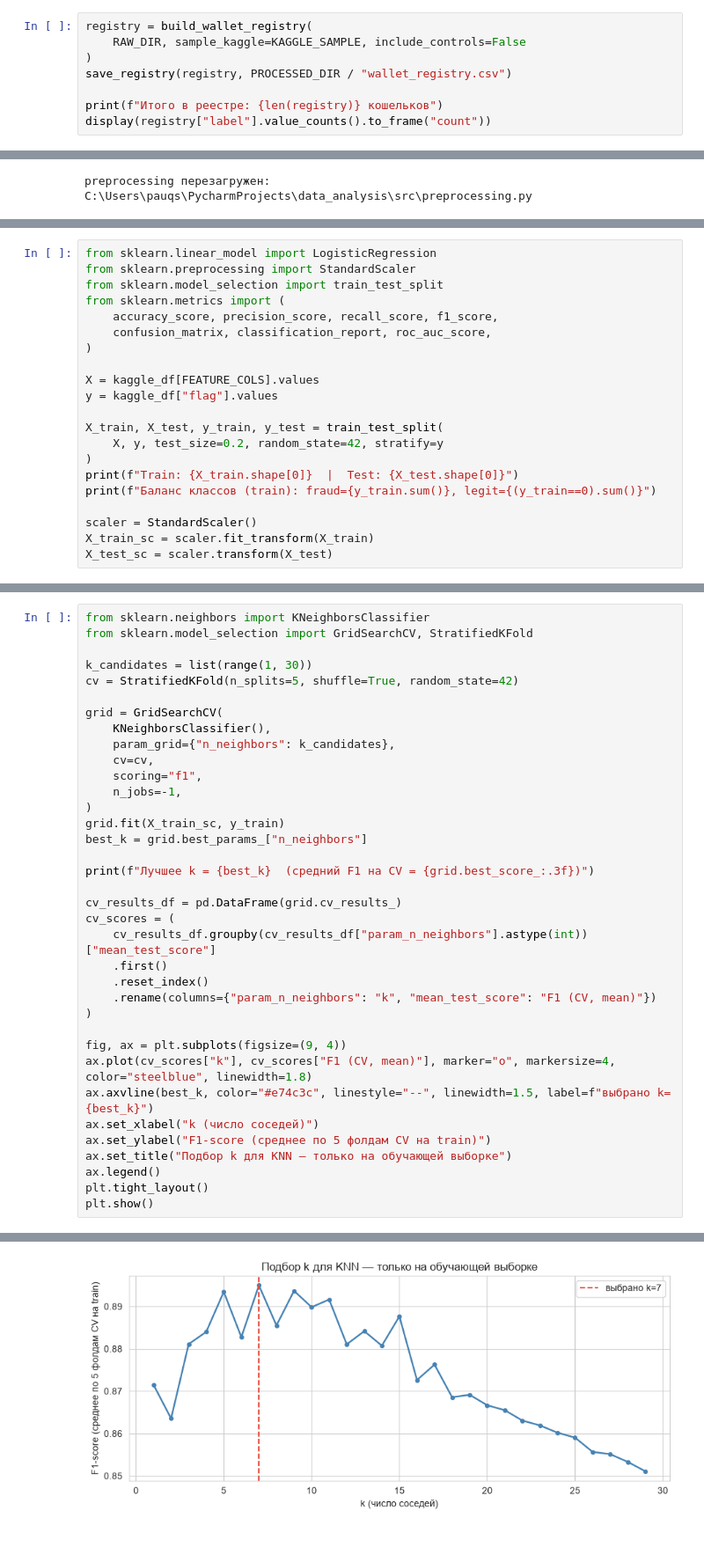
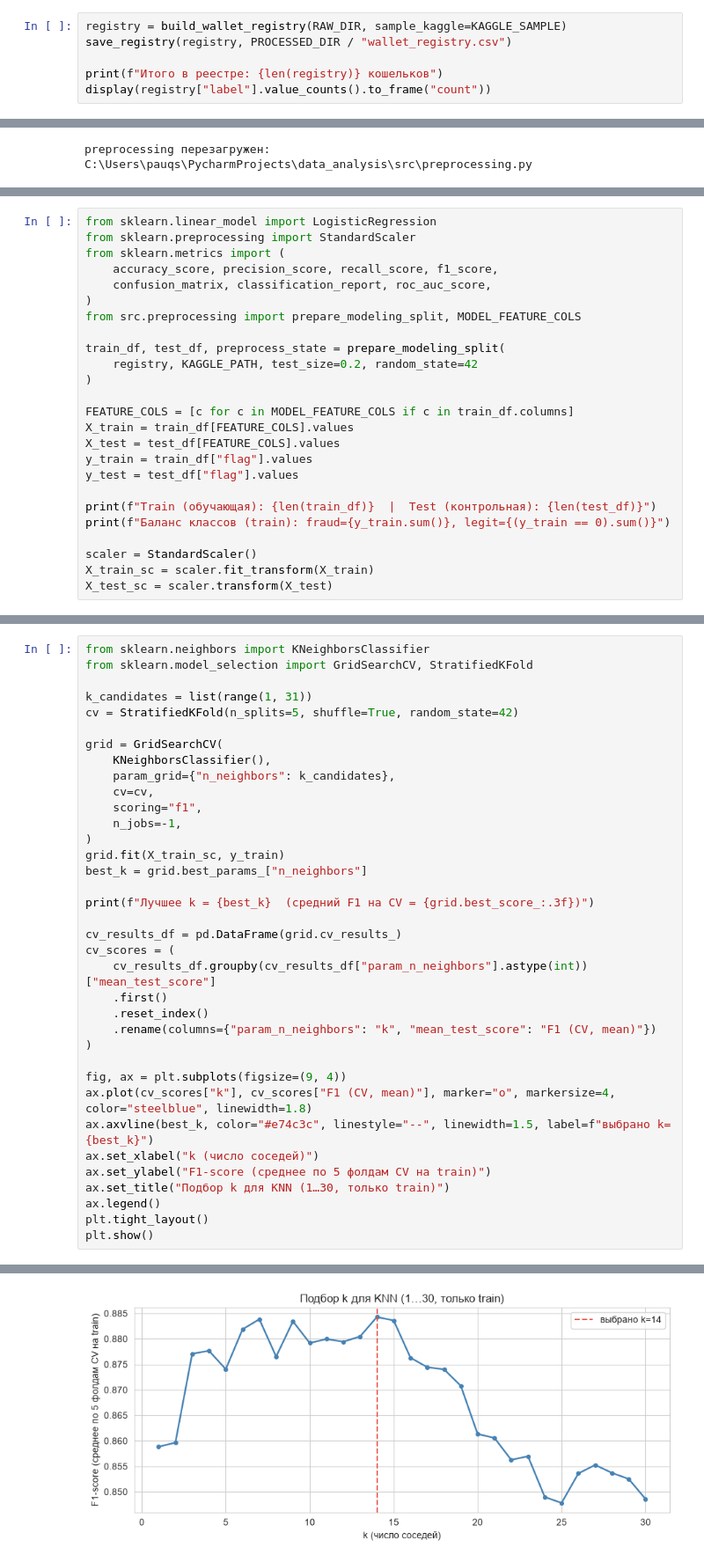
Before and after one commit to Pauqsdy/Dropper-wallet-analysis, a Jupyter notebook: notebooks/dropper_wallets_analysis.ipynb, the cells around one changed output, grey strips where cells are left out. Shown at 88% size. Saved outputs shown, nothing was run; the diff lists cells and outputs as text.

```diff
--- a/notebooks/dropper_wallets_analysis.ipynb
+++ b/notebooks/dropper_wallets_analysis.ipynb
@@ -94,9 +105,7 @@ print(f"Kaggle: {len(kaggle_df)} адресов (fraud={(kaggle_df['label']=='fr
 # %% [output]
 Kaggle: 9841 адресов (fraud=2179, legit=7662)
 # %%
-registry = build_wallet_registry(
-    RAW_DIR, sample_kaggle=KAGGLE_SAMPLE, include_controls=False
-)
+registry = build_wallet_registry(RAW_DIR, sample_kaggle=KAGGLE_SAMPLE)
 save_registry(registry, PROCESSED_DIR / "wallet_registry.csv")
 
 print(f"Итого в реестре: {len(registry)} кошельков")
@@ -634,20 +682,24 @@ $$P(\text{fraud} \mid x) = \frac{1}{1 + e^{-z}}, \quad z = w_0 + w_1 x_1 + \ldot
 # %%
 from sklearn.linear_model import LogisticRegression
 from sklearn.preprocessing import StandardScaler
-from sklearn.model_selection import train_test_split
 from sklearn.metrics import (
     accuracy_score, precision_score, recall_score, f1_score,
     confusion_matrix, classification_report, roc_auc_score,
 )
+from src.preprocessing import prepare_modeling_split, MODEL_FEATURE_COLS
 
-X = kaggle_df[FEATURE_COLS].values
-y = kaggle_df["flag"].values
+train_df, test_df, preprocess_state = prepare_modeling_split(
+    registry, KAGGLE_PATH, test_size=0.2, random_state=42
+)
 
-X_train, X_test, y_train, y_test = train_test_split(
-    X, y, test_size=0.2, random_state=42, stratify=y
-)
-print(f"Train: {X_train.shape[0]}  |  Test: {X_test.shape[0]}")
-print(f"Баланс классов (train): fraud={y_train.sum()}, legit={(y_train==0).sum()}")
+FEATURE_COLS = [c for c in MODEL_FEATURE_COLS if c in train_df.columns]
+X_train = train_df[FEATURE_COLS].values
+X_test = test_df[FEATURE_COLS].values
+y_train = train_df["flag"].values
+y_test = test_df["flag"].values
+
+print(f"Train (обучающая): {len(train_df)}  |  Test (контрольная): {len(test_df)}")
+print(f"Баланс классов (train): fraud={y_train.sum()}, legit={(y_train == 0).sum()}")
 
 scaler = StandardScaler()
 X_train_sc = scaler.fit_transform(X_train)
@@ -735,7 +802,7 @@ KNN классифицирует объект по меткам **k** ближа
 from sklearn.neighbors import KNeighborsClassifier
 from sklearn.model_selection import GridSearchCV, StratifiedKFold
 
-k_candidates = list(range(1, 30))
+k_candidates = list(range(1, 31))
 cv = StratifiedKFold(n_splits=5, shuffle=True, random_state=42)
 
 grid = GridSearchCV(
@@ -763,7 +830,7 @@ ax.plot(cv_scores["k"], cv_scores["F1 (CV, mean)"], marker="o", markersize=4, co
 ax.axvline(best_k, color="#e74c3c", linestyle="--", linewidth=1.5, label=f"выбрано k={best_k}")
 ax.set_xlabel("k (число соседей)")
 ax.set_ylabel("F1-score (среднее по 5 фолдам CV на train)")
-ax.set_title("Подбор k для KNN — только на обучающей выборке")
+ax.set_title("Подбор k для KNN (1…30, только train)")
 ax.legend()
 plt.tight_layout()
 plt.show()
@@ -772,4 +839,4 @@ plt.show()
-[figure, old version]
+[figure, new version]
 # %%
 knn = KNeighborsClassifier(n_neighbors=best_k)
 knn.fit(X_train_sc, y_train)
```
Also changed, not shown: parts of 55 cells of this notebook, 5 other files.
